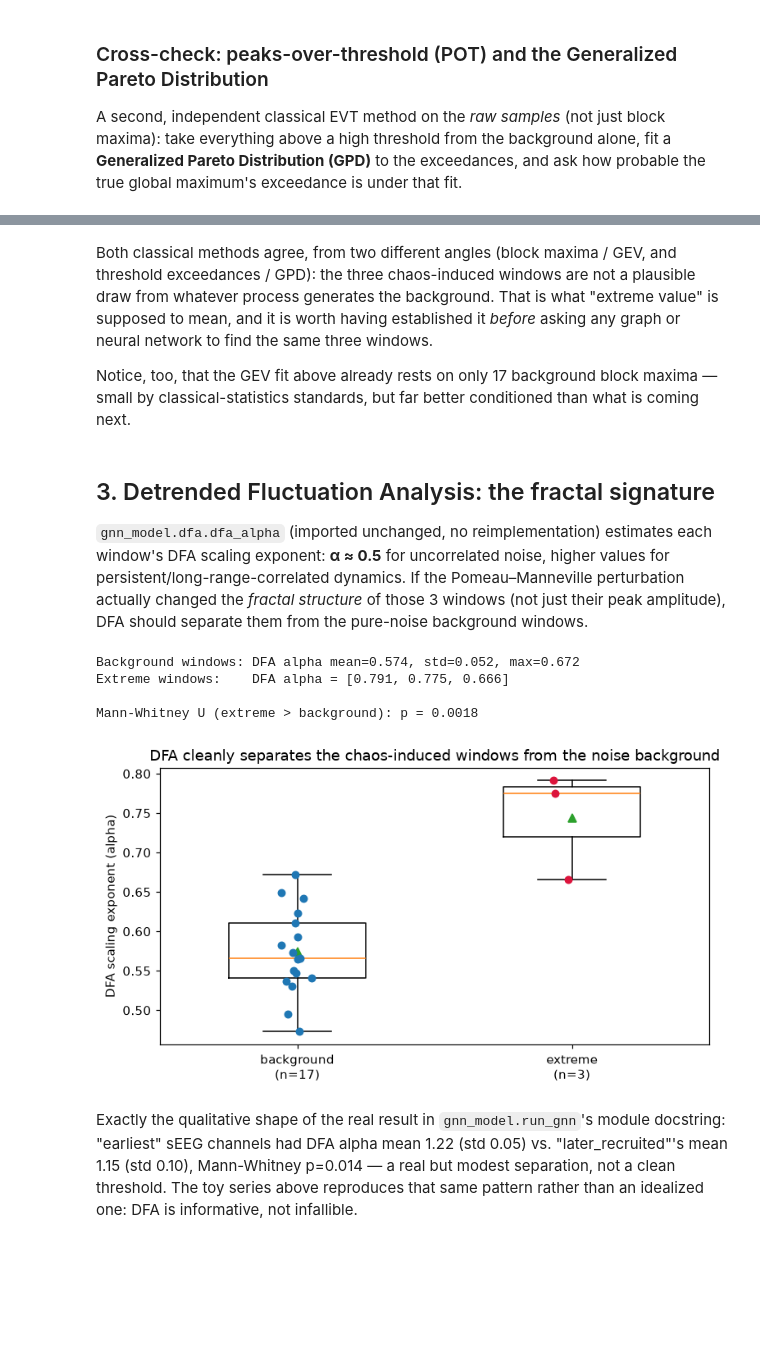
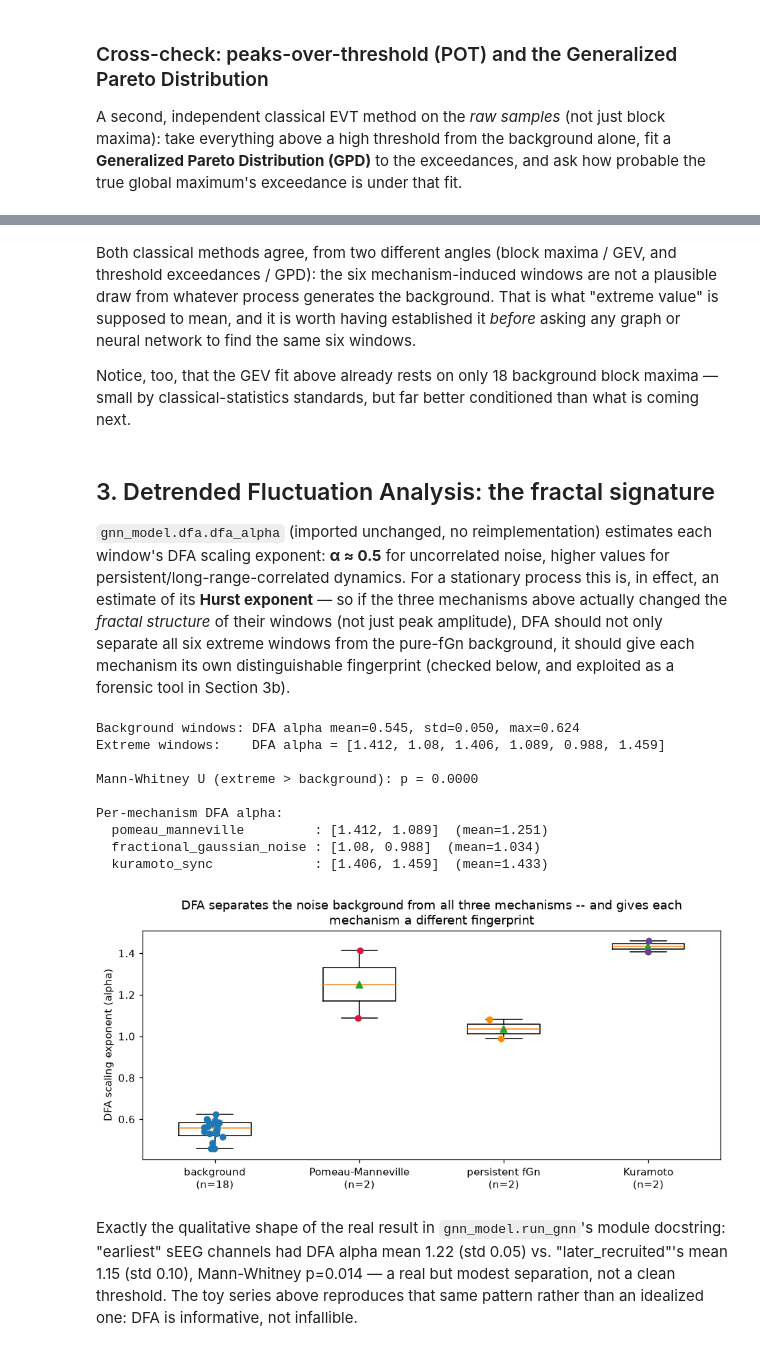
Before and after one commit to D2718281828nis/BioMedAI-sEEG-core-of-epilepsy, a Jupyter notebook: EVT_DFA_attention_demo.ipynb, the cells around one changed output, grey strips where cells are left out. Drawn from its saved outputs; the diff is of its cells as text; code cells hidden in the pictures; blank space fills up the shorter version.

```diff
--- a/EVT_DFA_attention_demo.ipynb
+++ b/EVT_DFA_attention_demo.ipynb
@@ -243,13 +404,13 @@ Observed global maximum = 11.16 (exceedance = 9.53)
 P(exceedance this large | background-only GPD) underflows to 0 in double precision -- the GPD fitted purely on background calls this observation essentially impossible.
 # %% [markdown]
 Both classical methods agree, from two different angles (block maxima /
-GEV, and threshold exceedances / GPD): the three chaos-induced windows are
+GEV, and threshold exceedances / GPD): the six mechanism-induced windows are
 not a plausible draw from whatever process generates the background. That is
 what "extreme value" is supposed to mean, and it is worth having established
-it *before* asking any graph or neural network to find the same three
+it *before* asking any graph or neural network to find the same six
 windows.
 
-Notice, too, that the GEV fit above already rests on only 17 background
+Notice, too, that the GEV fit above already rests on only 18 background
 block maxima — small by classical-statistics standards, but far better
 conditioned than what is coming next.
 # %% [markdown]
@@ -257,10 +418,13 @@ conditioned than what is coming next.
 
 `gnn_model.dfa.dfa_alpha` (imported unchanged, no reimplementation) estimates
 each window's DFA scaling exponent: **&alpha; &asymp; 0.5** for uncorrelated
-noise, higher values for persistent/long-range-correlated dynamics. If the
-Pomeau&ndash;Manneville perturbation actually changed the *fractal structure*
-of those 3 windows (not just their peak amplitude), DFA should separate them
-from the pure-noise background windows.
+noise, higher values for persistent/long-range-correlated dynamics. For a
+stationary process this is, in effect, an estimate of its **Hurst
+exponent** — so if the three mechanisms above actually changed the
+*fractal structure* of their windows (not just peak amplitude), DFA should
+not only separate all six extreme windows from the pure-fGn background, it
+should give each mechanism its own distinguishable fingerprint (checked
+below, and exploited as a forensic tool in Section 3b).
 # %%
 dfa_values = np.array([dfa_alpha(windows[i]) for i in range(N_WINDOWS)])
 background_dfa = dfa_values[background_idx]
@@ -272,25 +436,40 @@ print(f"Extreme windows:    DFA alpha = {np.round(extreme_dfa, 3).tolist()}")
 
 u_stat, p_value = stats.mannwhitneyu(extreme_dfa, background_dfa, alternative="greater")
 print(f"\nMann-Whitney U (extreme > background): p = {p_value:.4f}")
+
+print("\nPer-mechanism DFA alpha:")
+for mechanism, ws in (("pomeau_manneville", PM_WINDOWS), ("fractional_gaussian_noise", FGN_WINDOWS),
+                     ("kuramoto_sync", KURAMOTO_WINDOWS)):
+    vals = dfa_values[ws]
+    print(f"  {mechanism:<26s}: {np.round(vals, 3).tolist()}  (mean={vals.mean():.3f})")
 # %% [output]
-Background windows: DFA alpha mean=0.574, std=0.052, max=0.672
-Extreme windows:    DFA alpha = [0.791, 0.775, 0.666]
+Background windows: DFA alpha mean=0.545, std=0.050, max=0.624
+Extreme windows:    DFA alpha = [1.412, 1.08, 1.406, 1.089, 0.988, 1.459]
 
-Mann-Whitney U (extreme > background): p = 0.0018
+Mann-Whitney U (extreme > background): p = 0.0000
+
+Per-mechanism DFA alpha:
+  pomeau_manneville         : [1.412, 1.089]  (mean=1.251)
+  fractional_gaussian_noise : [1.08, 0.988]  (mean=1.034)
+  kuramoto_sync             : [1.406, 1.459]  (mean=1.433)
 # %%
-fig, ax = plt.subplots(figsize=(7, 4))
-positions = [0, 1]
-ax.boxplot([background_dfa, extreme_dfa], positions=positions, widths=0.5,
-          tick_labels=["background\n(n=17)", "extreme\n(n=3)"], showmeans=True)
-for x, vals, color in ((0, background_dfa, "#1f77b4"), (1, extreme_dfa, "crimson")):
+groups = [background_dfa, dfa_values[PM_WINDOWS], dfa_values[FGN_WINDOWS], dfa_values[KURAMOTO_WINDOWS]]
+labels = [f"background\n(n={len(background_idx)})", f"Pomeau-Manneville\n(n={len(PM_WINDOWS)})",
+         f"persistent fGn\n(n={len(FGN_WINDOWS)})", f"Kuramoto\n(n={len(KURAMOTO_WINDOWS)})"]
+group_colors = ["#1f77b4", "crimson", "darkorange", "#6a3d9a"]
+
+fig, ax = plt.subplots(figsize=(8.5, 4.2))
+positions = list(range(len(groups)))
+ax.boxplot(groups, positions=positions, widths=0.5, tick_labels=labels, showmeans=True)
+for x, vals, color in zip(positions, groups, group_colors):
     jitter = rng.normal(0, 0.04, size=len(vals))
     ax.scatter(np.full(len(vals), x) + jitter, vals, color=color, zorder=3, s=30)
 ax.set_ylabel("DFA scaling exponent (alpha)")
-ax.set_title("DFA cleanly separates the chaos-induced windows from the noise background")
+ax.set_title("DFA separates the noise background from all three mechanisms -- and gives each\nmechanism a different fingerprint")
 fig.tight_layout()
 plt.show()
 # %% [output]
-[figure, old version]
+[figure, new version]
 # %% [markdown]
 Exactly the qualitative shape of the real result in
 `gnn_model.run_gnn`'s module docstring: "earliest" sEEG channels had DFA
```
Also changed, not shown: parts of 23 cells of this notebook.
